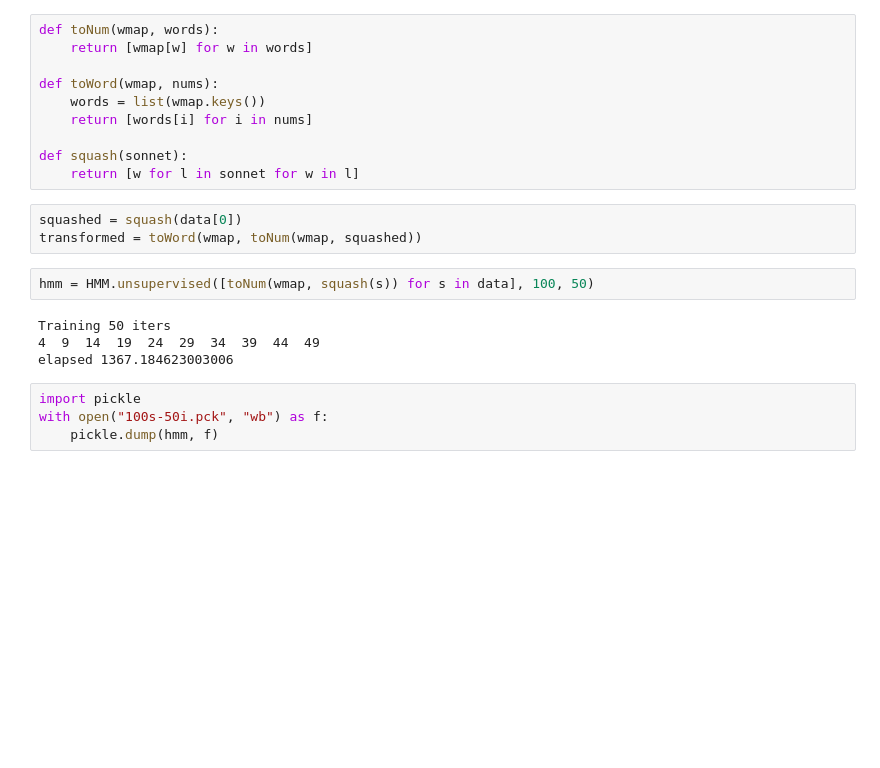
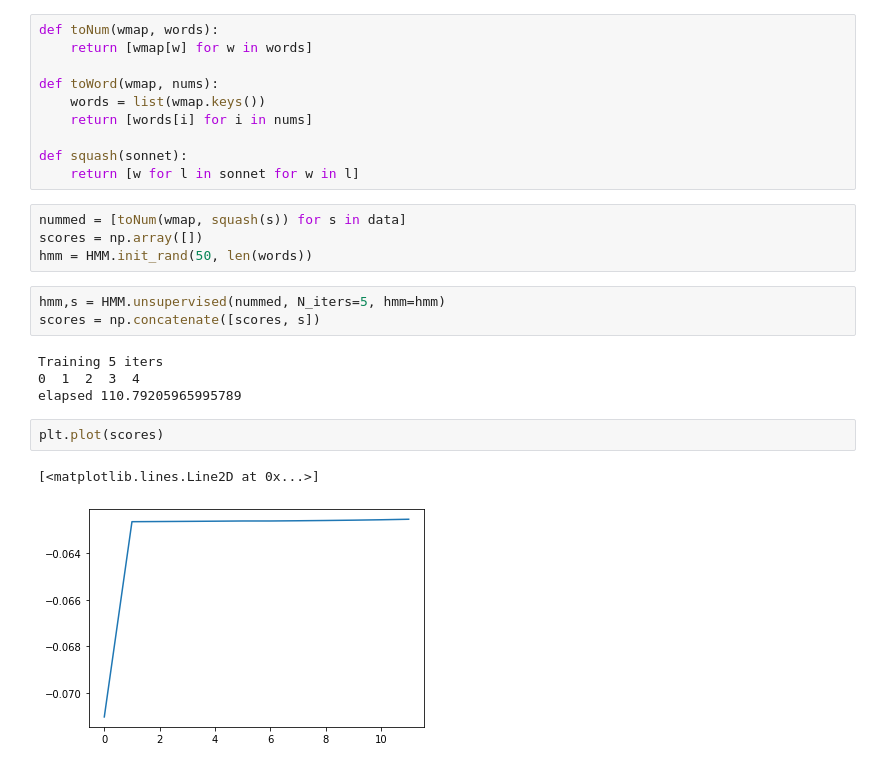
Before and after one commit to kyle-weng/Shakespearean-Poem-Generation, a Jupyter notebook: hmm.ipynb, the cells around one changed output. Cells and saved outputs as stored; diff of their text form; blank space fills up the shorter version.

Commit message:
score hmms with log-likelihood-ish metric

```diff
--- a/hmm.ipynb
+++ b/hmm.ipynb
@@ -28,16 +28,19 @@ def toWord(wmap, nums):
 
 def squash(sonnet):
     return [w for l in sonnet for w in l]
-# %%
-squashed = squash(data[0])
-transformed = toWord(wmap, toNum(wmap, squashed))
 # %%
-hmm = HMM.unsupervised([toNum(wmap, squash(s)) for s in data], 100, 50)
+nummed = [toNum(wmap, squash(s)) for s in data]
+scores = np.array([])
+hmm = HMM.init_rand(50, len(words))
-# %% [output]
-Training 50 iters
-4  9  14  19  24  29  34  39  44  49
-elapsed 1367.184623003006
-# %%
-import pickle
-with open("100s-50i.pck", "wb") as f:
-    pickle.dump(hmm, f)
+# %%
+hmm,s = HMM.unsupervised(nummed, N_iters=5, hmm=hmm)
+scores = np.concatenate([scores, s])
+# %% [output]
+Training 5 iters
+0  1  2  3  4
+elapsed 110.79205965995789
+# %%
+plt.plot(scores)
+# %% [output]
+[<matplotlib.lines.Line2D at 0x...>]
+[figure, added]
```
Also changed, not shown: parts of 7 cells of this notebook, 1 other file.
